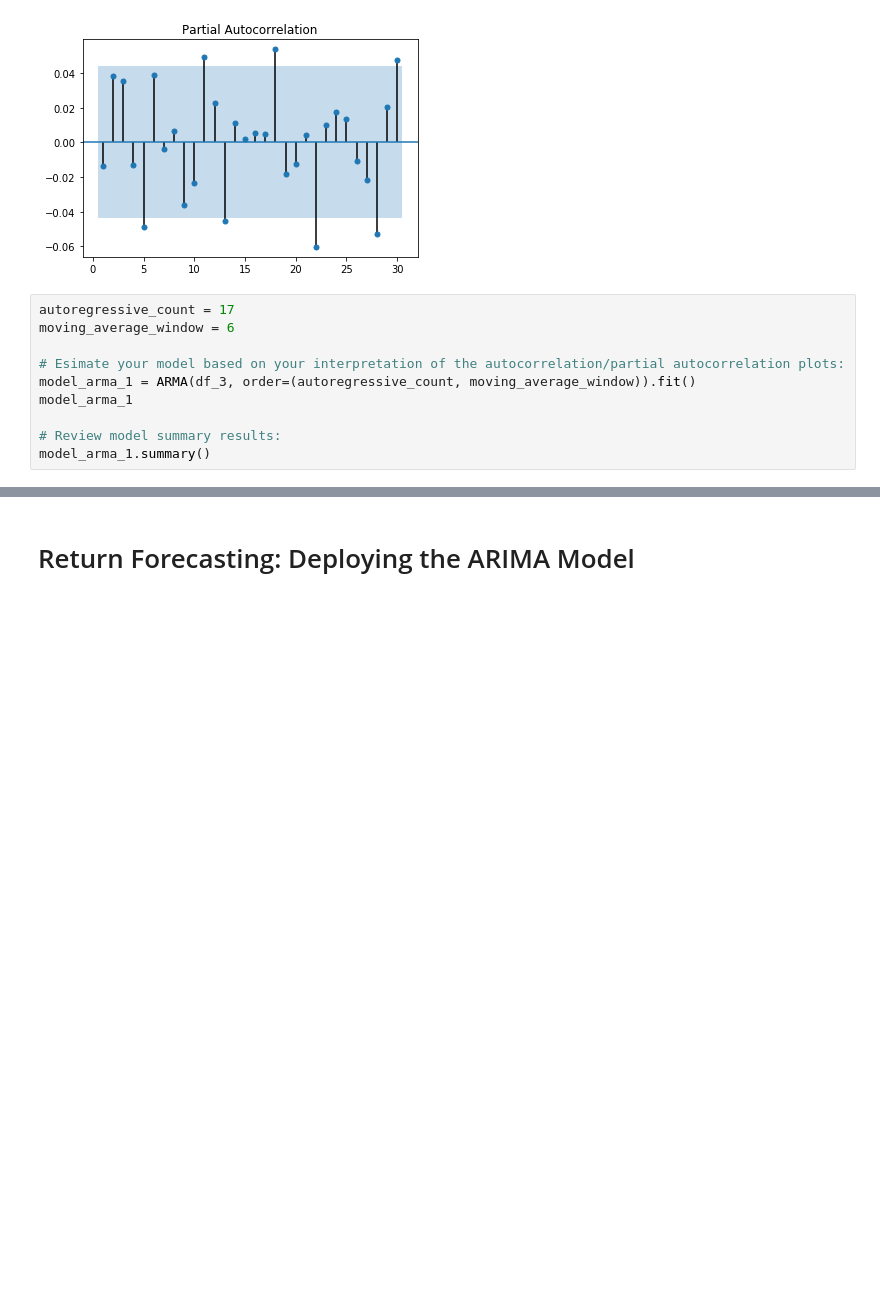
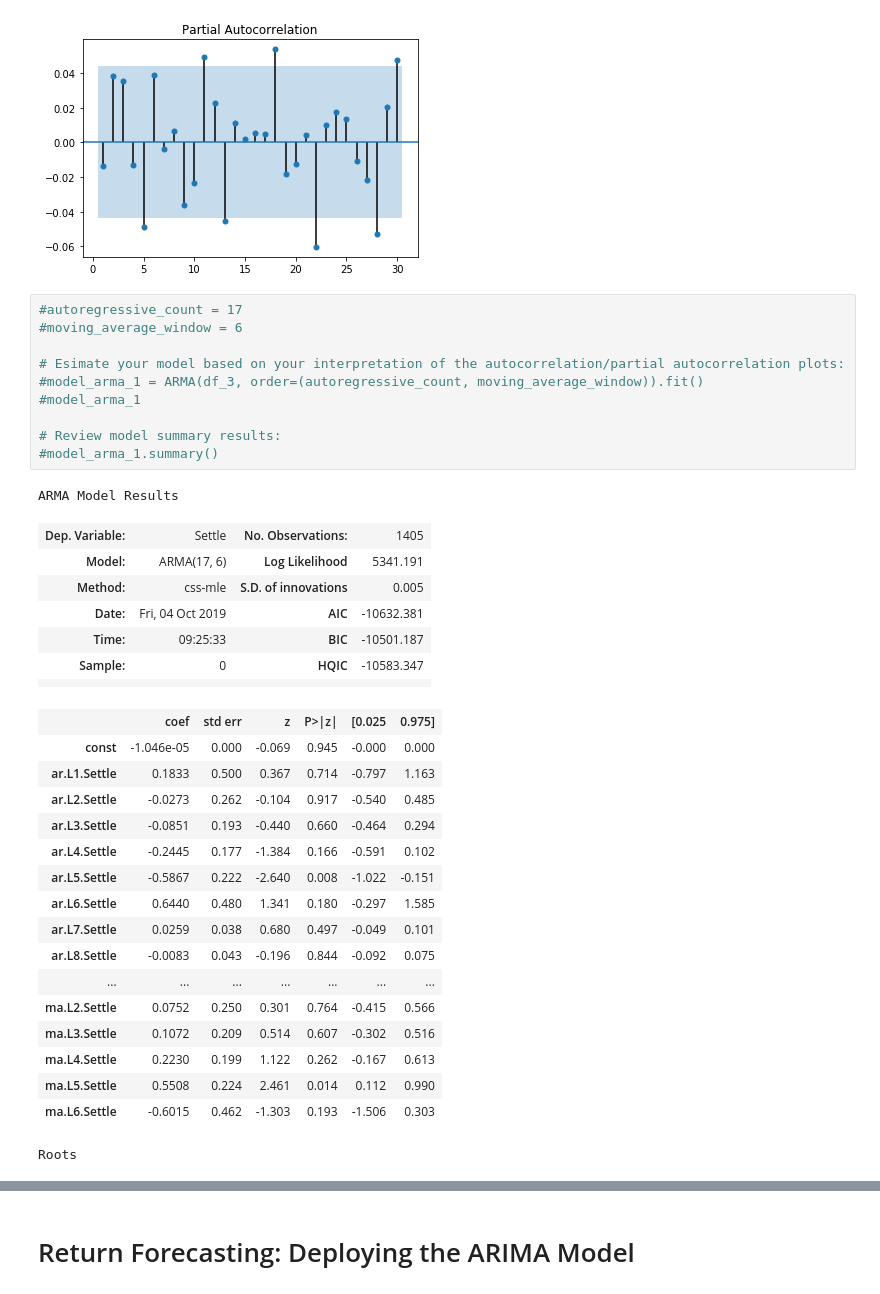
Before and after one commit to Briantaylor97/Homework_10, a Jupyter notebook: Instructions/Starter_Code/BCT_time_series_analysis.ipynb, the cells around one changed output, grey strips where cells are left out. Drawn from its saved outputs; the diff is of its cells as text; blank space fills up the shorter version.

Commit message:
Ran the second ARMA model and save results

```diff
--- a/Instructions/Starter_Code/BCT_time_series_analysis.ipynb
+++ b/Instructions/Starter_Code/BCT_time_series_analysis.ipynb
@@ -345,12 +345,38 @@ plt.show()
 [figure]
 [figure]
 # %%
-autoregressive_count = 17
-moving_average_window = 6
+#autoregressive_count = 17
+#moving_average_window = 6
 
 # Esimate your model based on your interpretation of the autocorrelation/partial autocorrelation plots:
-model_arma_1 = ARMA(df_3, order=(autoregressive_count, moving_average_window)).fit()
-model_arma_1
+#model_arma_1 = ARMA(df_3, order=(autoregressive_count, moving_average_window)).fit()
+#model_arma_1
 
 # Review model summary results:
-model_arma_1.summary()
+#model_arma_1.summary()
+# %% [output]
+ARMA Model Results
+| Dep. Variable: | Settle | No. Observations: | 1405 |
+| Model: | ARMA(17, 6) | Log Likelihood | 5341.191 |
+| Method: | css-mle | S.D. of innovations | 0.005 |
+| Date: | Fri, 04 Oct 2019 | AIC | -10632.381 |
+| Time: | 09:25:33 | BIC | -10501.187 |
+| Sample: | 0 | HQIC | -10583.347 |
+|  |  |  |  |
+|  | coef | std err | z | P>|z| | [0.025 | 0.975] |
+| const | -1.046e-05 | 0.000 | -0.069 | 0.945 | -0.000 | 0.000 |
+| ar.L1.Settle | 0.1833 | 0.500 | 0.367 | 0.714 | -0.797 | 1.163 |
+| ar.L2.Settle | -0.0273 | 0.262 | -0.104 | 0.917 | -0.540 | 0.485 |
+| ar.L3.Settle | -0.0851 | 0.193 | -0.440 | 0.660 | -0.464 | 0.294 |
+| ar.L4.Settle | -0.2445 | 0.177 | -1.384 | 0.166 | -0.591 | 0.102 |
+| ar.L5.Settle | -0.5867 | 0.222 | -2.640 | 0.008 | -1.022 | -0.151 |
+| ar.L6.Settle | 0.6440 | 0.480 | 1.341 | 0.180 | -0.297 | 1.585 |
+| ar.L7.Settle | 0.0259 | 0.038 | 0.680 | 0.497 | -0.049 | 0.101 |
+| ar.L8.Settle | -0.0083 | 0.043 | -0.196 | 0.844 | -0.092 | 0.075 |
+| ... | ... | ... | ... | ... | ... | ... |
+| ma.L2.Settle | 0.0752 | 0.250 | 0.301 | 0.764 | -0.415 | 0.566 |
+| ma.L3.Settle | 0.1072 | 0.209 | 0.514 | 0.607 | -0.302 | 0.516 |
+| ma.L4.Settle | 0.2230 | 0.199 | 1.122 | 0.262 | -0.167 | 0.613 |
+| ma.L5.Settle | 0.5508 | 0.224 | 2.461 | 0.014 | 0.112 | 0.990 |
+| ma.L6.Settle | -0.6015 | 0.462 | -1.303 | 0.193 | -1.506 | 0.303 |
+Roots
```
Also changed, not shown: parts of 2 cells of this notebook.
